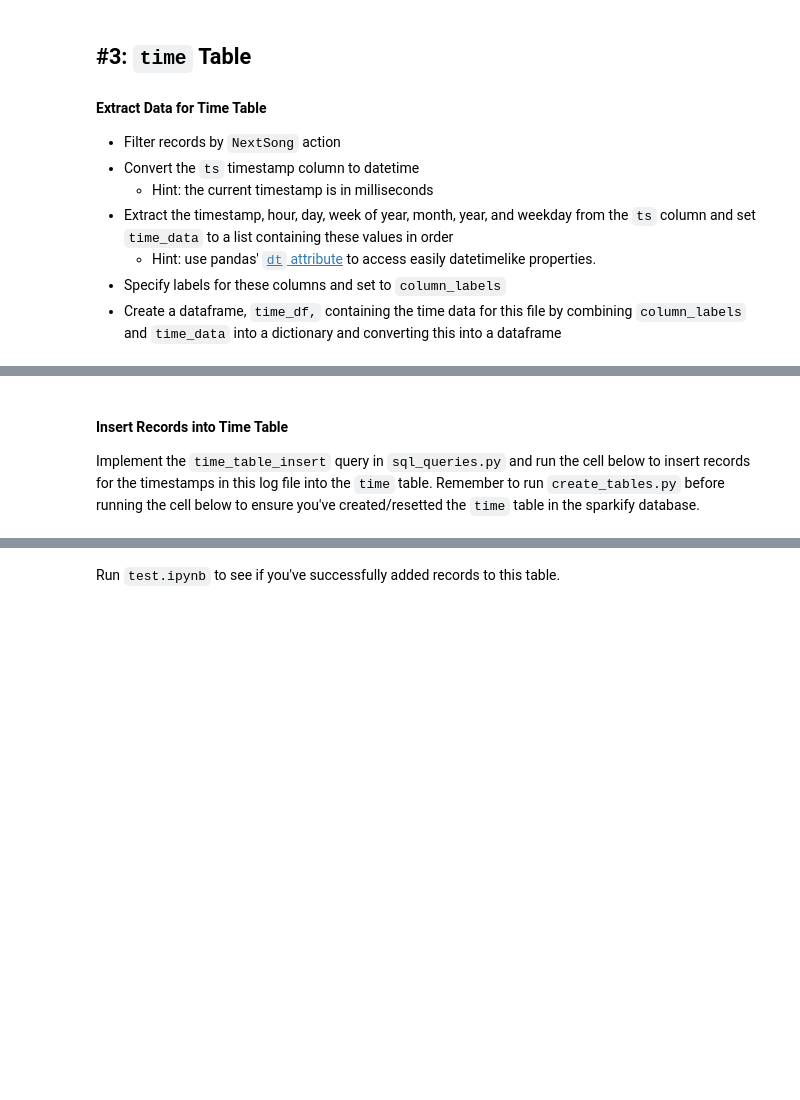
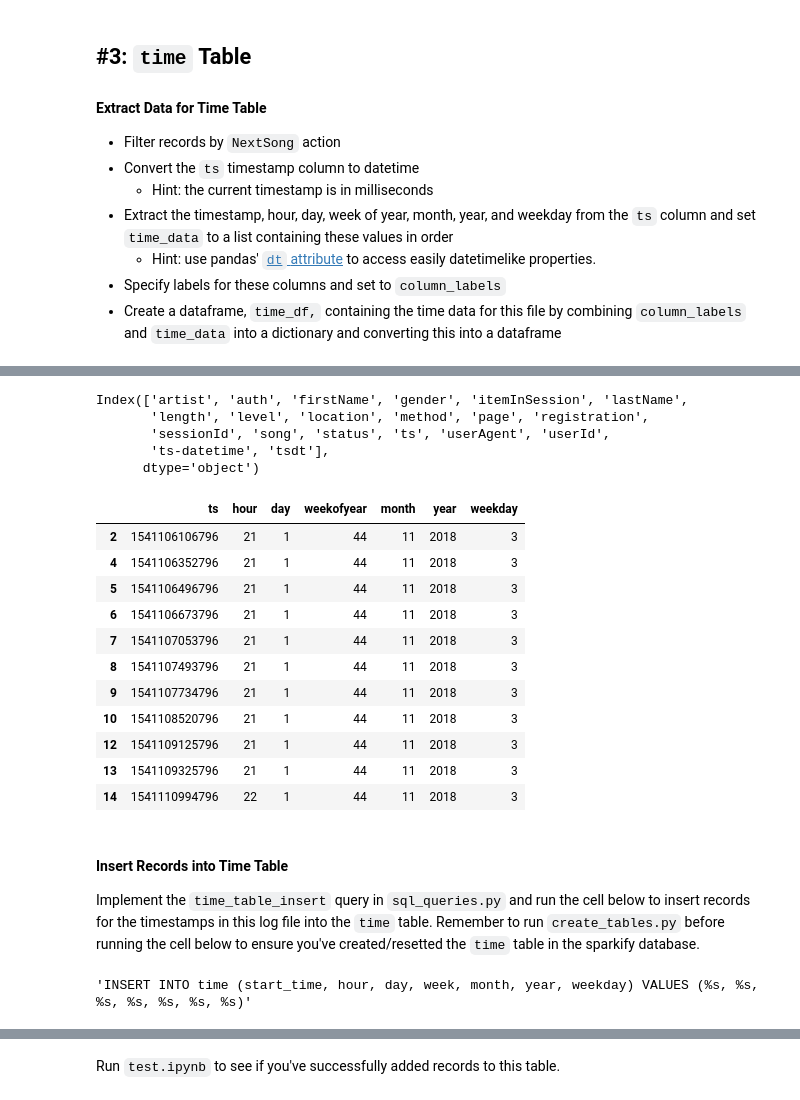
Before and after one commit to juferafo/UDE-postgres, a Jupyter notebook: etl.ipynb, the cells around one changed output, grey strips where cells are left out. Saved outputs shown, nothing was run; the diff lists cells and outputs as text; code cells hidden in the pictures; blank space fills up the shorter version.

Commit message:
Started time log files

```diff
--- a/etl.ipynb
+++ b/etl.ipynb
@@ -209,6 +229,3 @@ df.head()
   - Hint: use pandas' [`dt` attribute](https://pandas.pydata.org/pandas-docs/stable/reference/api/pandas.Series.dt.html) to access easily datetimelike properties.
 - Specify labels for these columns and set to `column_labels`
 - Create a dataframe, `time_df,` containing the time data for this file by combining `column_labels` and `time_data` into a dictionary and converting this into a dataframe
-# %%
-df =
-df.head()
@@ -223,0 +232,5 @@ time_df.head()
+# %%
+# Filter records by NextSong action
+# "NextSong" is one of the "page" values
+df = df[df['page'] == "NextSong"]
+df.head(1)
@@ -224,4 +240,68 @@ time_df.head()
+# %%
+# "ts" conversion into date-time
+df["tsdt"] = pd.to_datetime(df["ts"], unit='ms')
+df.columns
+# %% [output]
+Index(['artist', 'auth', 'firstName', 'gender', 'itemInSession', 'lastName',
+       'length', 'level', 'location', 'method', 'page', 'registration',
+       'sessionId', 'song', 'status', 'ts', 'userAgent', 'userId',
+       'ts-datetime', 'tsdt'],
+      dtype='object')
+# %%
+# Extract the timestamp, hour, day, week of year, month, year, and weekday
+# from the ts column and set time_data to a list containing these values in order
+df["hour"] = df.tsdt.dt.hour
+df["day"] = df.tsdt.dt.day
+df["weekofyear"] = df.tsdt.dt.weekofyear
+df["month"] = df.tsdt.dt.month
+df["year"] = df.tsdt.dt.year
+df["weekday"] = df.tsdt.dt.weekday
+#time_data = (df.hour, df.day, df.weekofyear, df.month, df.weekday)
+#column_labels = ("hour", "day", "weekofyear", "month", "weekday")
+
+# the time table has the clolumns:
+# start_time, hour, day, week, month, year, weekday
+# Ordering the data accordingly and including start_time
+time_data = (df.ts, df.hour, df.day, df.weekofyear, df.month, df.year, df.weekday)
+column_labels = ("ts", "hour", "day", "weekofyear", "month", "year", "weekday")
+# %%
+# Create a dataframe, time_df, containing the time data
+# for this file by combining column_labels and time_data
+# into a dictionary and converting this into a dataframe
+
+time_dic = dict(zip(column_labels, time_data))
+time_df = pd.DataFrame.from_dict(time_dic)
+time_df
+# %% [output]
+|  | ts | hour | day | weekofyear | month | year | weekday |
+| 2 | 1541106106796 | 21 | 1 | 44 | 11 | 2018 | 3 |
+| 4 | 1541106352796 | 21 | 1 | 44 | 11 | 2018 | 3 |
+| 5 | 1541106496796 | 21 | 1 | 44 | 11 | 2018 | 3 |
+| 6 | 1541106673796 | 21 | 1 | 44 | 11 | 2018 | 3 |
+| 7 | 1541107053796 | 21 | 1 | 44 | 11 | 2018 | 3 |
+| 8 | 1541107493796 | 21 | 1 | 44 | 11 | 2018 | 3 |
+| 9 | 1541107734796 | 21 | 1 | 44 | 11 | 2018 | 3 |
+| 10 | 1541108520796 | 21 | 1 | 44 | 11 | 2018 | 3 |
+| 12 | 1541109125796 | 21 | 1 | 44 | 11 | 2018 | 3 |
+| 13 | 1541109325796 | 21 | 1 | 44 | 11 | 2018 | 3 |
+| 14 | 1541110994796 | 22 | 1 | 44 | 11 | 2018 | 3 |
 # %% [markdown]
 #### Insert Records into Time Table
 Implement the `time_table_insert` query in `sql_queries.py` and run the cell below to insert records for the timestamps in this log file into the `time` table. Remember to run `create_tables.py` before running the cell below to ensure you've created/resetted the `time` table in the sparkify database.
+# %%
+# move time_table_insert into sql_queries.py
+
+# The table time has the columns:
+# start_time, hour, day, week, month, year, weekday
+
+time_columns = get_columns(cursor=cur, table="time", as_string=False)
+time_columns_str = get_columns(cursor=cur, table="time")
+data_format = ", ".join(map(str, ["%s"]*len(time_columns)))
+
+time_table_insert = "INSERT INTO {} {} VALUES ({})".format("time",\
+                                                           time_columns_str,\
+                                                           data_format)
+time_table_insert
+# %% [output]
+'INSERT INTO time (start_time, hour, day, week, month, year, weekday) VALUES (%s, %s, %s, %s, %s, %s, %s)'
 # %%
```
Also changed, not shown: parts of 11 cells of this notebook, 1 other file.
